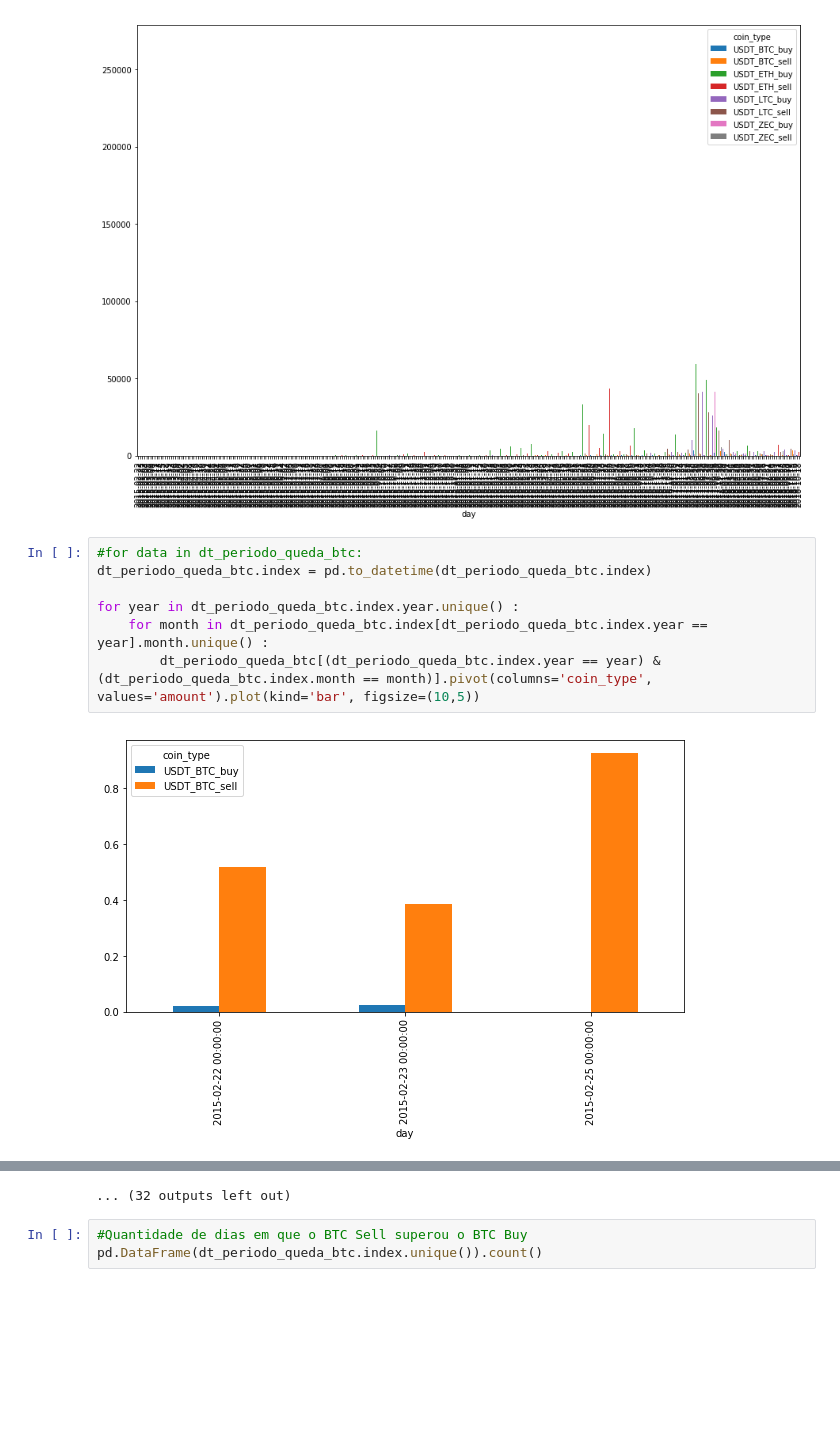
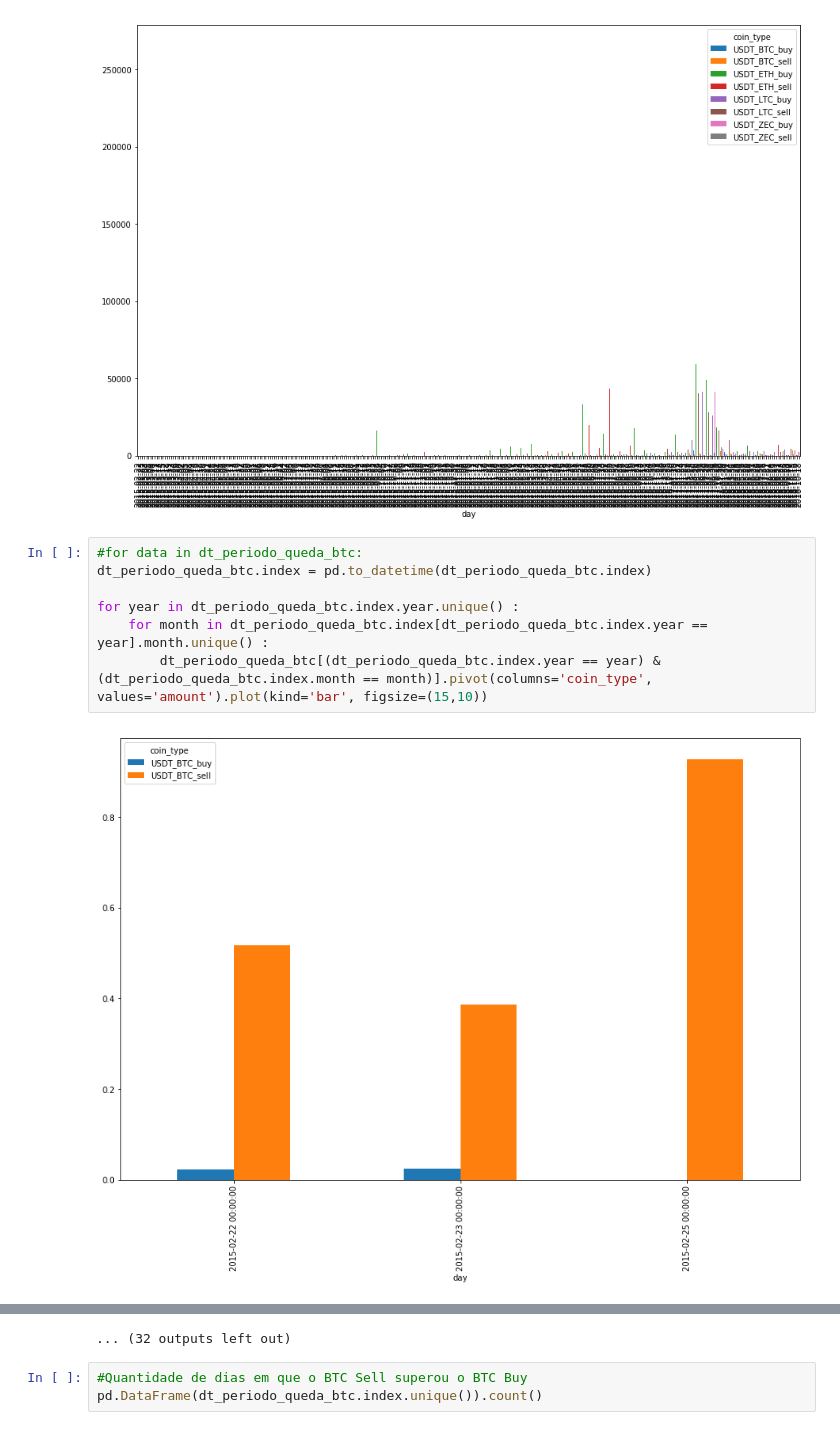
Before and after one commit to nikolasmagno/btc-alt, a Jupyter notebook: NTB-OPERACAO.ipynb, the cells around one changed output, grey strips where cells are left out. Drawn from its saved outputs; the diff is of its cells as text; blank space fills up the shorter version.

```diff
--- a/NTB-OPERACAO.ipynb
+++ b/NTB-OPERACAO.ipynb
@@ -214,9 +214,9 @@ dt_periodo_queda_btc.pivot(columns='coin_type', values='amount').plot(kind='bar'
 # %%
 #for data in dt_periodo_queda_btc:
 dt_periodo_queda_btc.index = pd.to_datetime(dt_periodo_queda_btc.index)
 
 for year in dt_periodo_queda_btc.index.year.unique() :
     for month in dt_periodo_queda_btc.index[dt_periodo_queda_btc.index.year == year].month.unique() :
-        dt_periodo_queda_btc[(dt_periodo_queda_btc.index.year == year) & (dt_periodo_queda_btc.index.month == month)].pivot(columns='coin_type', values='amount').plot(kind='bar', figsize=(10,5))
+        dt_periodo_queda_btc[(dt_periodo_queda_btc.index.year == year) & (dt_periodo_queda_btc.index.month == month)].pivot(columns='coin_type', values='amount').plot(kind='bar', figsize=(15,10))
 # %% [output]
-[figure, old version]
+[figure, new version]
```
Also changed, not shown: parts of 2 cells of this notebook, 1 other file.
